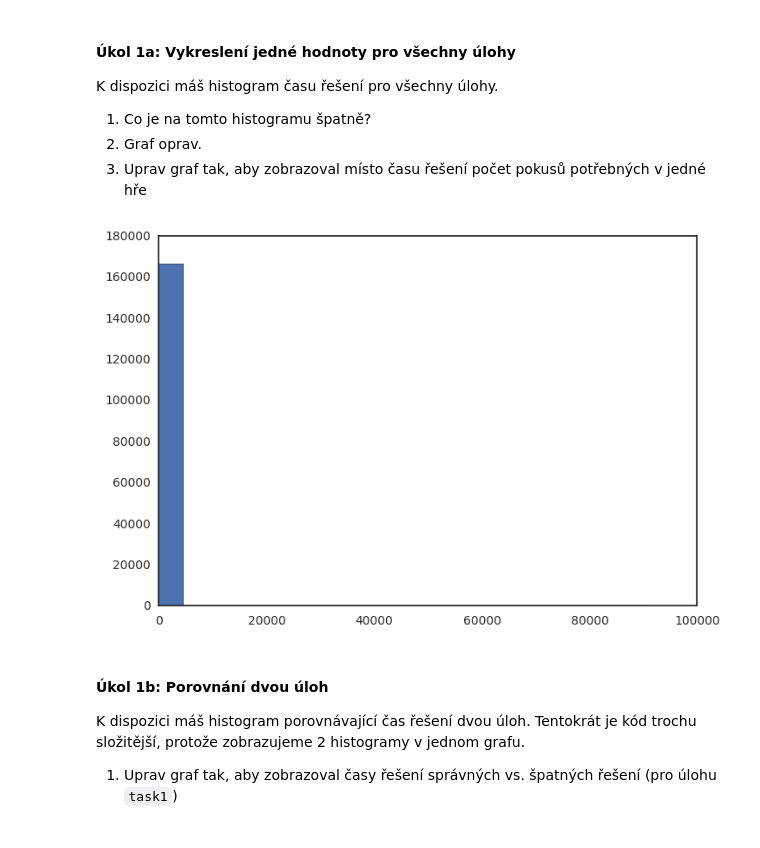
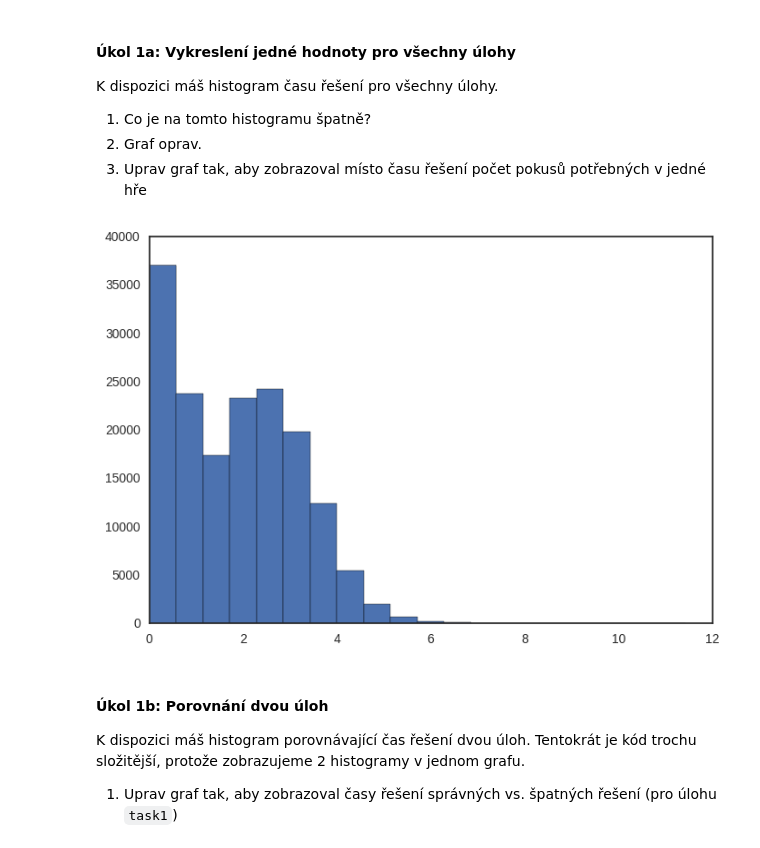
Before and after one commit to adaptive-learning/data-science-workshop, a Jupyter notebook: workshop.ipynb, the cells around one changed output. Saved outputs shown, nothing was run; the diff lists cells and outputs as text; code cells hidden in the pictures.

```diff
--- a/workshop.ipynb
+++ b/workshop.ipynb
@@ -133,10 +148,10 @@ K dispozici máš histogram času řešení pro všechny úlohy.
 1. Graf oprav.
 1. Uprav graf tak, aby zobrazoval místo času řešení počet pokusů potřebných v jedné hře
 # %%
-plt.hist(programs['time'], bins=20)
+plt.hist(programs['time_log'], bins=20)
 plt.show()
 # %% [output]
-[figure, old version]
+[figure, new version]
 # %% [markdown]
 #### Úkol 1b: Porovnání dvou úloh
 K dispozici máš histogram porovnávající čas řešení dvou úloh. Tentokrát je kód trochu složitější, protože zobrazujeme 2 histogramy v jednom grafu.
```
Also changed, not shown: parts of 13 cells of this notebook.
